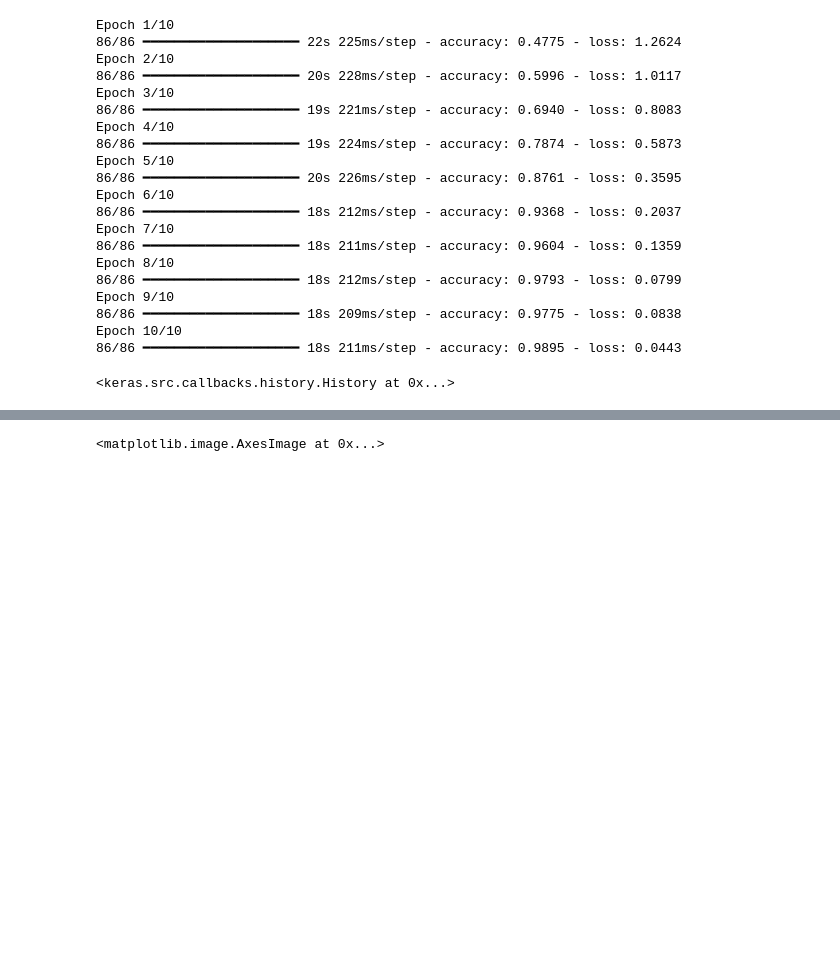
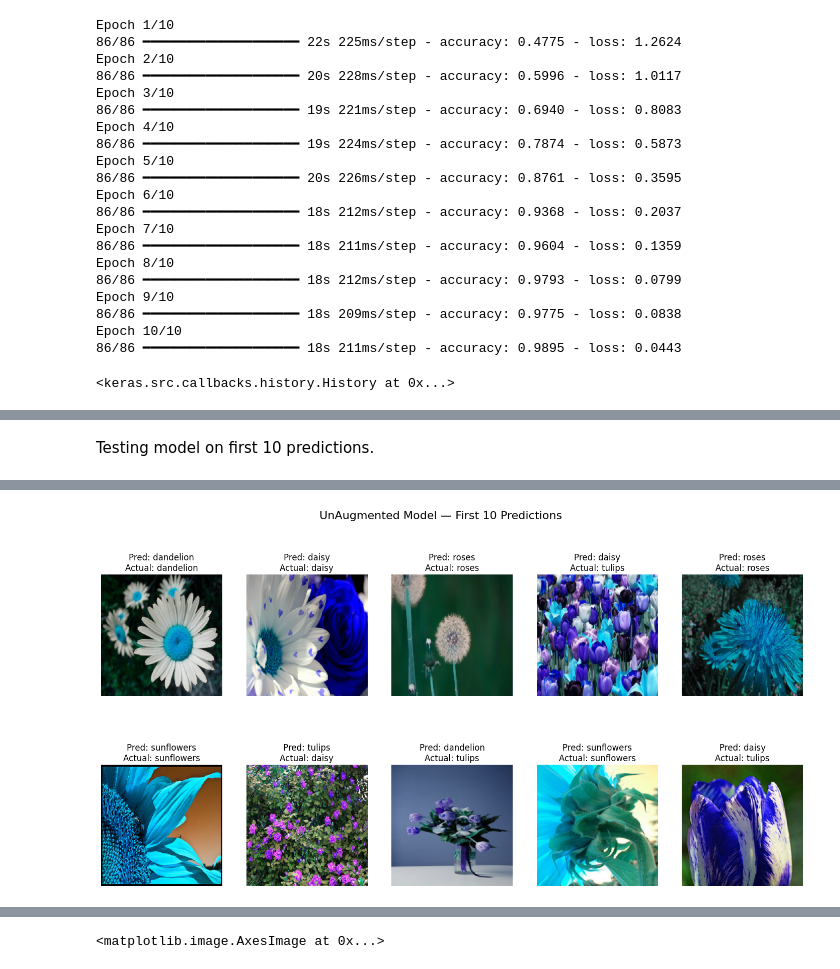
Before and after one commit to Yuvraj-Sankhyan/Data-Augmentation-to-Address-Overfitting, a Jupyter notebook: Data_augmentation.ipynb, the cells around one changed output, grey strips where cells are left out. Cells and saved outputs as stored; diff of their text form; code cells hidden in the pictures; blank space fills up the shorter version.

```diff
--- a/Data_augmentation.ipynb
+++ b/Data_augmentation.ipynb
@@ -160,0 +220,18 @@ model.save("unAugmented_cnn.keras")
+# %% [markdown]
+Testing model on first 10 predictions.
+# %%
+class_names = ['daisy','dandelion','roses','sunflowers','tulips']
+
+plt.figure(figsize=(18, 9))
+for i in range(10):
+    pred = np.argmax(unaug_model.predict(X_test_scaled[i:i+1]), axis=1)[0]
+    actual = y_test[i]
+
+    plt.subplot(2, 5, i+1)
+    plt.imshow(X_test[i].astype("uint8"))
+    plt.title(f"Pred: {class_names[pred]}\nActual: {class_names[actual]}")
+    plt.axis("off")
+
+plt.suptitle("UnAugmented Model — First 10 Predictions", fontsize=16)
+plt.show()
+# %% [output]
@@ -161 +248,2 @@ model.save("unAugmented_cnn.keras")
+[figure, added]
 # %%
```
Also changed, not shown: parts of 39 cells of this notebook.
